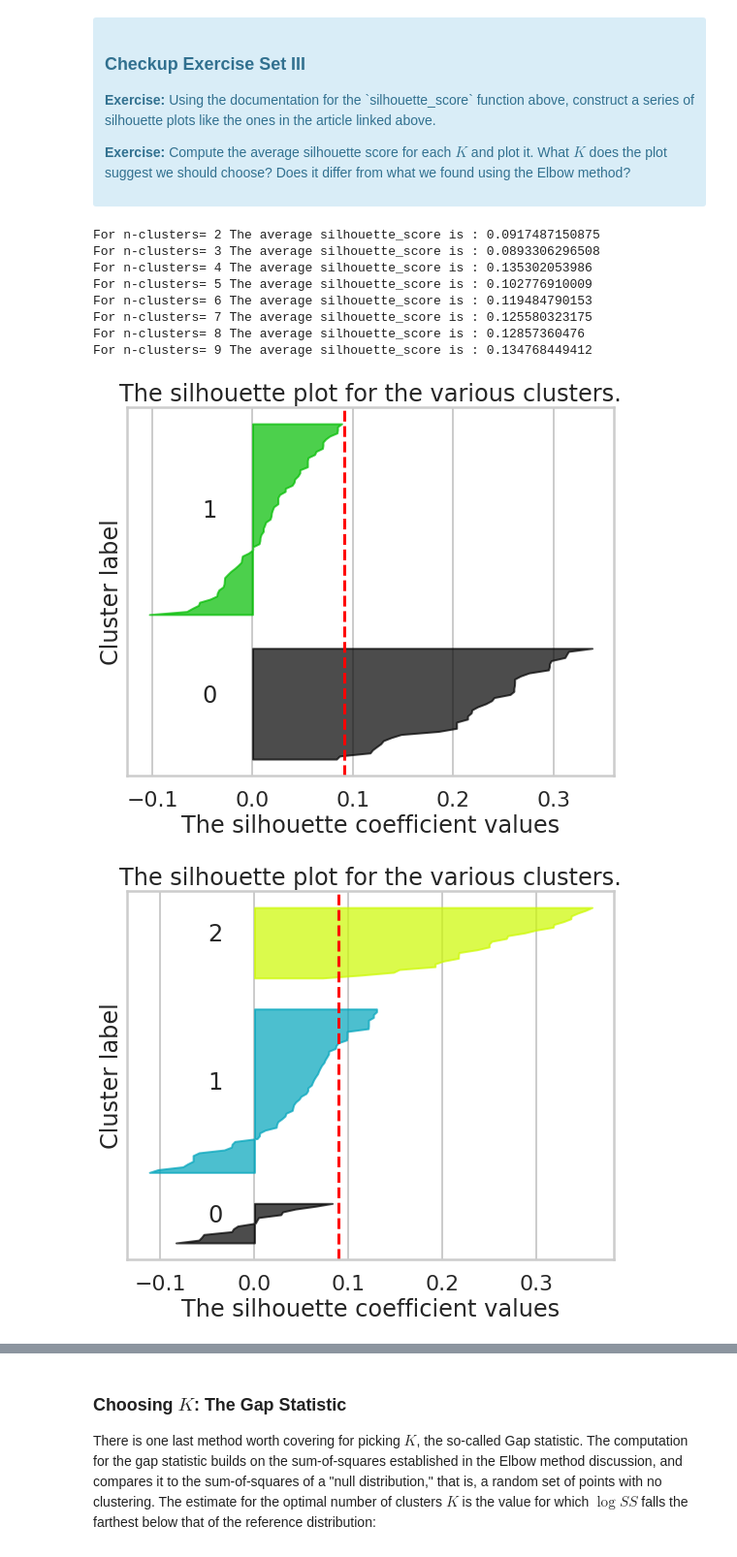
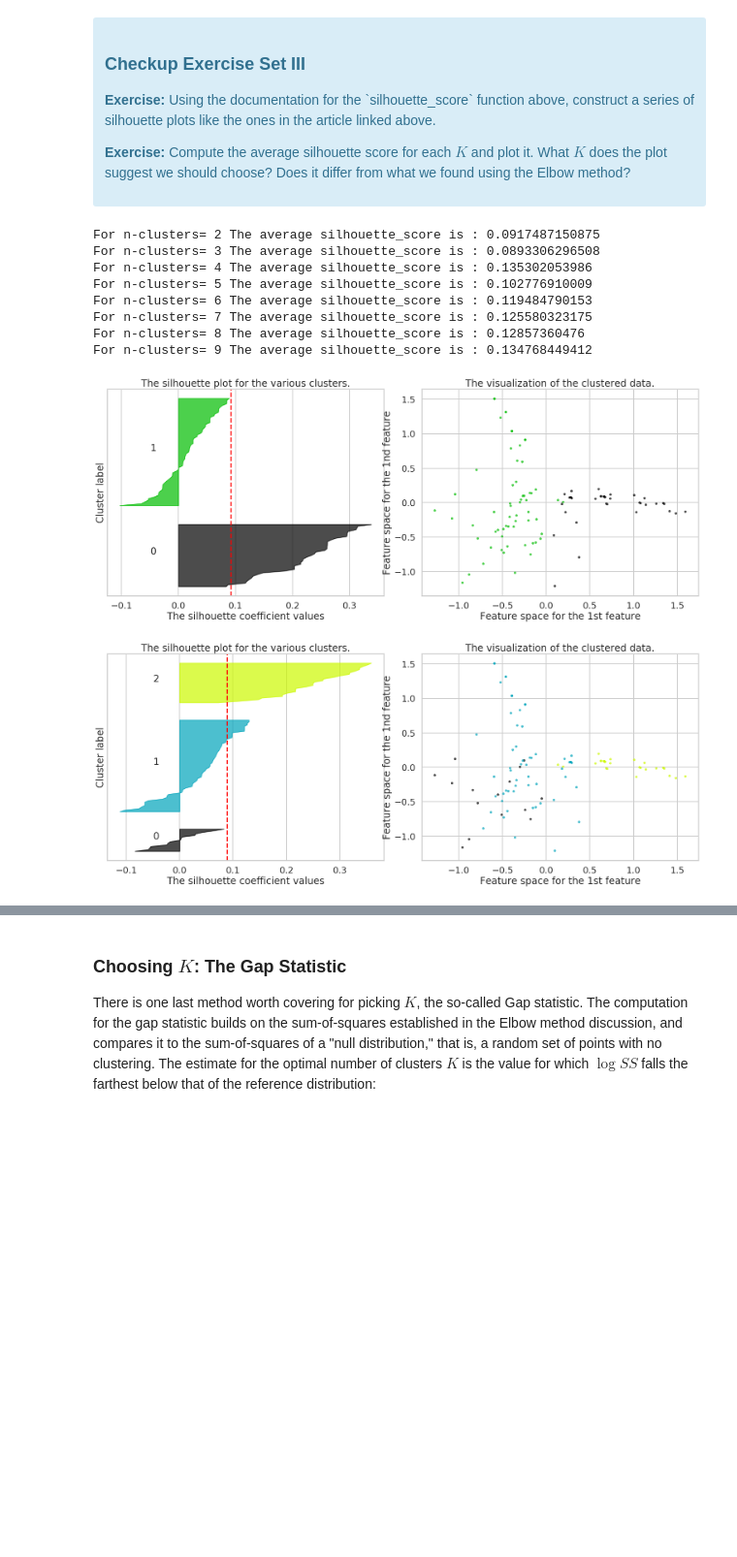
Before and after one commit to Nhorning/clustering, a Jupyter notebook: Mini_Project_Clustering.ipynb, the cells around one changed output, grey strips where cells are left out. Shown at 97% size. Cells and saved outputs as stored; diff of their text form; code cells hidden in the pictures; blank space fills up the shorter version.

Commit message:
Completed exercise IV and V
 Changes to be committed:
	modified:   Mini_Project_Clustering.ipynb

```diff
--- a/Mini_Project_Clustering.ipynb
+++ b/Mini_Project_Clustering.ipynb
@@ -190,6 +190,7 @@ Fortunately, scikit-learn provides a function to compute this for us (phew!) cal
 # %%
 # Your turn.
 from sklearn.metrics import silhouette_samples, silhouette_score
+from sklearn.decomposition import PCA
 
 import matplotlib.cm as cm
 
@@ -199,7 +200,8 @@ Ks = range(2,10)
 for n_clusters in Ks:
 
     #create subplots
-    f, ax1 = plt.subplots(1, 1, figsize=(9,7))
+    f, (ax1, ax2) = plt.subplots(1, 2, figsize=(22,8.5))
+    f.tight_layout(h_pad=3)
 
     #create silhouette plot
 
@@ -242,40 +244,50 @@ for n_clusters in Ks:
     ax1.set_ylabel("Cluster label")
 
     #The vertical line for average silhouette score of all the values
     ax1.axvline(x=silhouette_avg, color="red", linestyle="--")
 
     ax1.set_yticks([]) #clear y axis labels
     #ax1.set_xticks([])# save this for if we need it later
 
+    #instantiate PCA model with 2 components
+    pca = PCA(n_components=2)
+
+    #fit model to x_cols
+    pca.fit(x_cols)
+
+    #transform data based on model
+    pca_features = pca.transform(x_cols)
+
     #2nd plot showing the actual clusters formed - looks like we're skipping this and doing it later
-    #colors = cm.nipy_spectral(cluster_labels.astype(float) / n_clusters)
-    #ax2.scatter(x_cols[:, 0], x_cols[:, 0].mean(), marker='.', lw=0, alpha=0.7, c=colors, edgecolor='k')
+    colors = cm.nipy_spectral(cluster_labels.astype(float) / n_clusters)
+    ax2.scatter(pca_features[:, 0], pca_features[:, 1], marker='.', lw=0, alpha=0.7, c=colors, edgecolor='k')
 
     #Label the clusters
-    #centers = clusterer.cluster_centers_
+    centers = clusterer.cluster_centers_
+
     #draw white circles at cluster centers
-    #ax2.scatter(centers[:, 0], centers[:, 1], marker='o', c="white", alpha=1, s=200, edgecolor='k')
+    #ax2.scatter(centers[:, 0], centers[:, 1], marker='o', c="white", alpha=1, s=100, edgecolor='k')
 
     #for i, c in enumerate(centers):
-    #    ax2.scatter(c[0], c[1], marker='$%d$' % i, alpha=1, s=50, edgecolor='k')
+    #ax2.scatter(c[0], c[1], marker='$%d$' % i, alpha=1, s=50, edgecolor='k')
 
-    #ax2.set_title("The visualization of the clustered data.")
-    #ax2.set_xlabel("Feature space for the 1st feature")
-    #ax2.set_ylabel("Feature space for the 1nd feature")
+    ax2.set_title("The visualization of the clustered data.")
+    ax2.set_xlabel("Feature space for the 1st feature")
+    ax2.set_ylabel("Feature space for the 1nd feature")
 
     #plt.suptitle(("Silhouette analysis for KMeans clustering on sample data"
     #             "with n_clusters = %d" % n_clusters),
     #            fontsize=14, fontweight='bold')
 
 plt.show()
 # %% [output]
 For n-clusters= 2 The average silhouette_score is : 0.0917487150875
 For n-clusters= 3 The average silhouette_score is : 0.0893306296508
 For n-clusters= 4 The average silhouette_score is : 0.135302053986
 For n-clusters= 5 The average silhouette_score is : 0.102776910009
 For n-clusters= 6 The average silhouette_score is : 0.119484790153
 For n-clusters= 7 The average silhouette_score is : 0.125580323175
 For n-clusters= 8 The average silhouette_score is : 0.12857360476
 For n-clusters= 9 The average silhouette_score is : 0.134768449412
-[figure, old version]
+[figure, new version]
-[figure, old version]
+[figure, new version]
```
Also changed, not shown: parts of 11 cells of this notebook.
